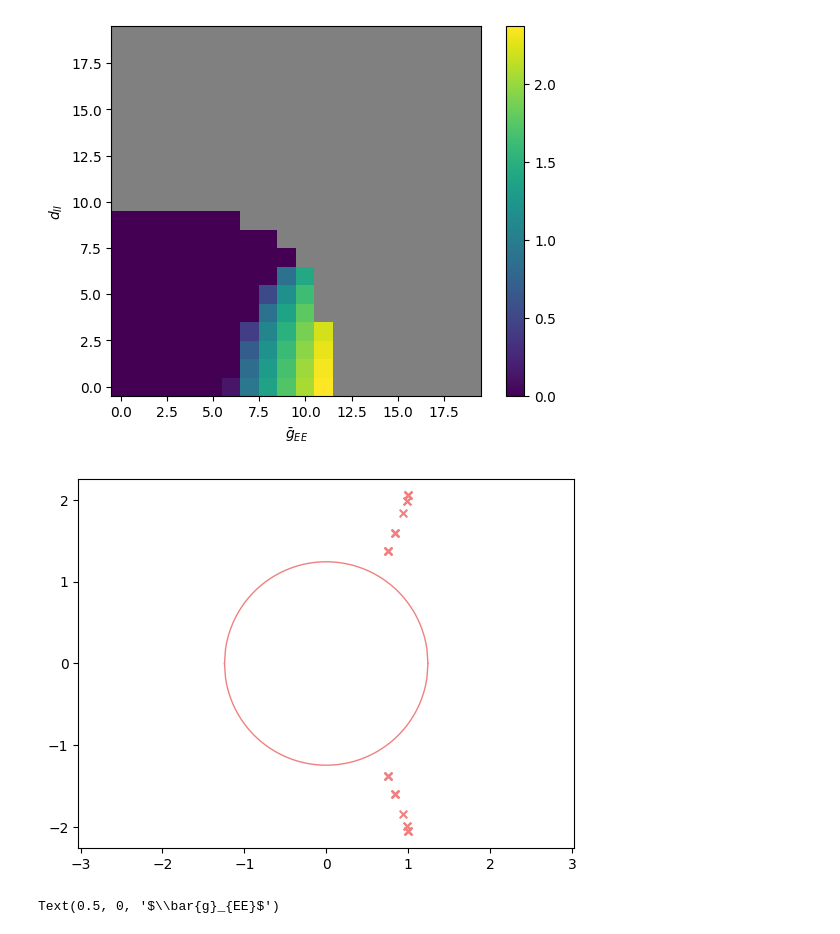
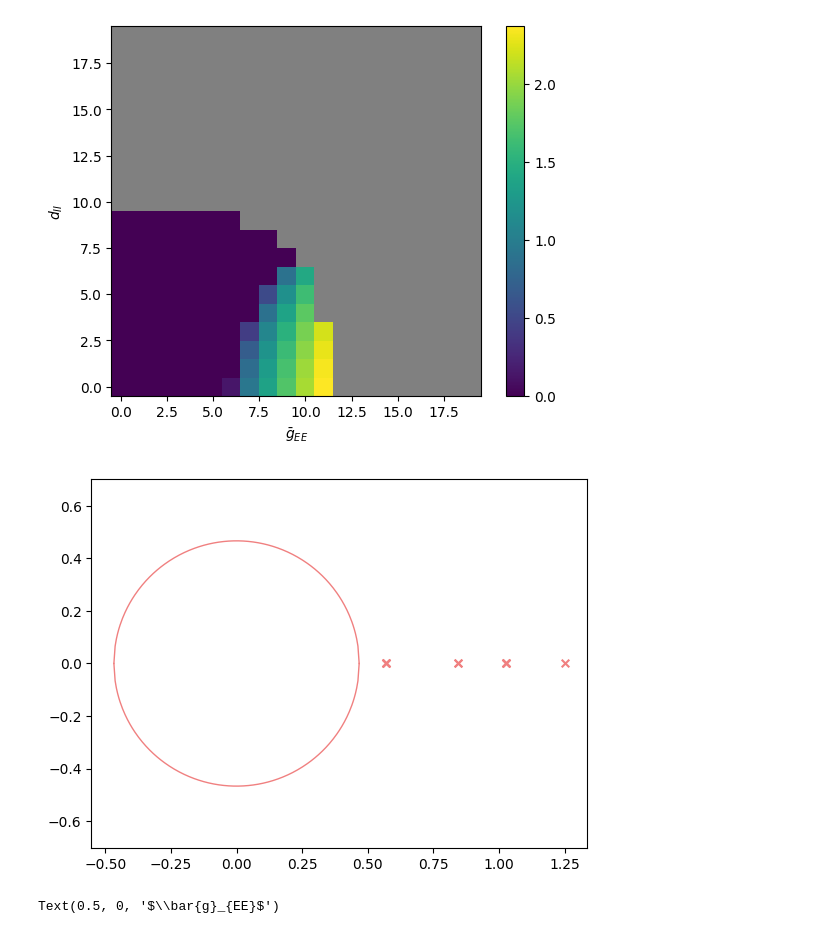
Before and after one commit to huang-yh20/spatial-linear-project, a Jupyter notebook: code/phase/try_phase.ipynb, the cells around one changed output. Saved outputs shown, nothing was run; the diff lists cells and outputs as text; code cells hidden in the pictures.

Commit message:
modify variousdyn params

```diff
--- a/code/phase/try_phase.ipynb
+++ b/code/phase/try_phase.ipynb
@@ -366,10 +366,10 @@ plt.xlabel(r'$\bar{g}_{EE}$')
 Text(0.5, 0, '$\\bar{g}_{EE}$')
 [figure]
 # %%
-p_net = generate_params1p_phase_eta(10)
+p_net = generate_params_dyn_global_new(3)
 temp_plot_pred(p_net, dim=2)
 # %% [output]
-[figure, old version]
+[figure, new version]
 # %%
 trail_num = 20
 
```
Also changed, not shown: 3 other files.
